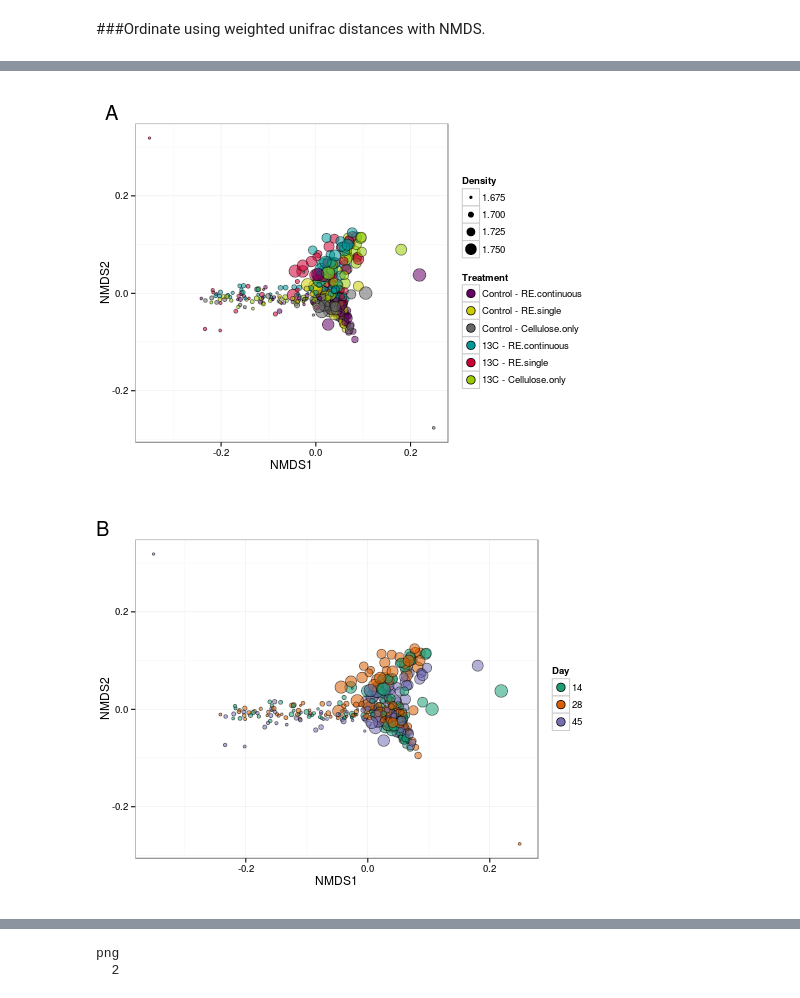
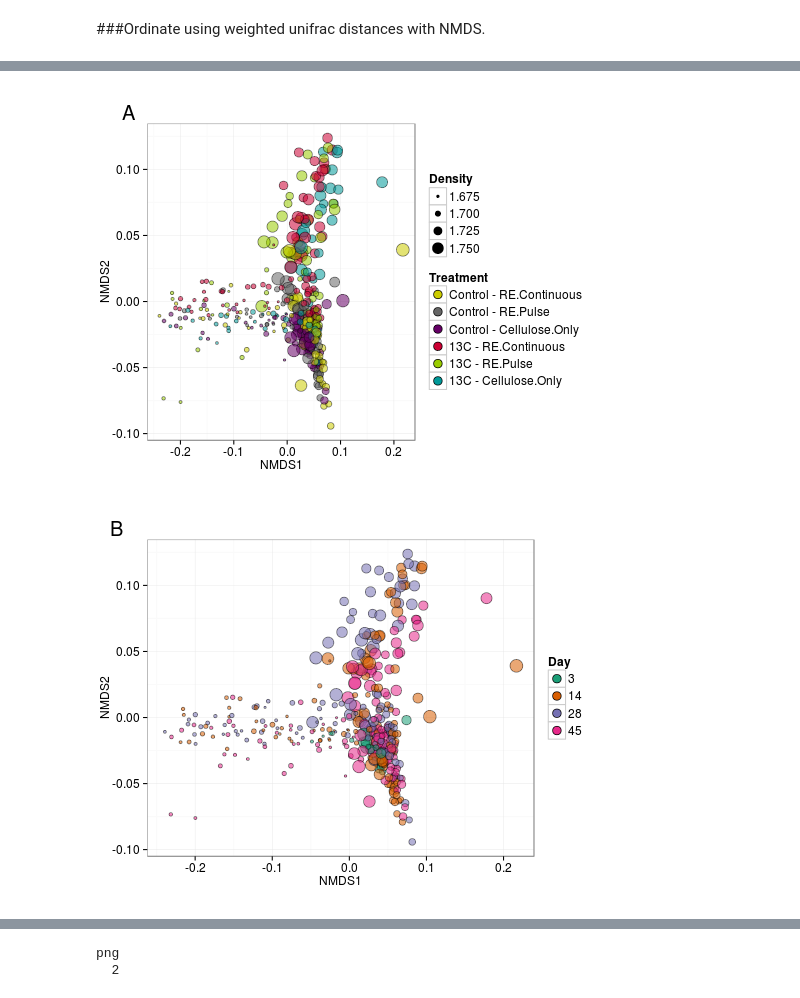
Before and after one commit to acampbellina/priming, a Jupyter notebook: ordination_all.ipynb, the cells around one changed output, grey strips where cells are left out. Saved outputs shown, nothing was run; the diff lists cells and outputs as text; code cells hidden in the pictures.

Commit message:
updated with new mapper and edit legends, remove outliers

```diff
--- a/ordination_all.ipynb
+++ b/ordination_all.ipynb
@@ -89,0 +100,8 @@ Run 20 stress 0.09352584
+# %%
+%%R
+df = plot_ordination(physeq.PE.thresh, nmds, justDF = TRUE)
+df$Density = as.numeric(as.character(df$Density))
+
+df2 = df %>%
+    filter(Sample != c("13C.700.45.03.21", "12C.000.28.03.27"))
+head(df2)
@@ -90,47 +123,65 @@ Run 20 stress 0.09352584
 # %%
 %%R -w 500 -h 400
 
-#colours = c("#ff7f00", "#377eb8", "#4daf4a", "#00f5ff", "#ff4040", "#68228b")
 colours = c("#660066", "#CCCC00", "#666666", "#009999", "#CC0033", "#99CC00")
 
-df = plot_ordination(physeq.PE.thresh, nmds, justDF = TRUE)
-df$Density = as.numeric(as.character(df$Density))
+p1 = ggplot(df2, aes(x = NMDS1, y = NMDS2))
 
-p1 = ggplot(df, aes(x = NMDS1, y = NMDS2))
 p1 = p1 + geom_point(aes(fill = Treatment, size = Density, alpha = 0.85), shape=21)
+
 p1 = p1 + scale_fill_manual(values = colours,
-                            breaks=c("12C100", "12C700", "12CC", "13C100", "13C700", "13CC"),
-                            labels=c("Control - RE.continuous", "Control - RE.single", "Control - Cellulose.only",
-                                     "13C - RE.continuous", "13C - RE.single", "13C - Cellulose.only"))
+                            breaks=c("12C100", "12C700", "12C000", "13C100", "13C700", "13C000"),
+                            labels=c("Control - RE.Continuous", "Control - RE.Pulse", "Control - Cellulose.Only",
+                                     "13C - RE.Continuous", "13C - RE.Pulse", "13C - Cellulose.Only"))
+
 p1 = p1 + guides(alpha = FALSE)
+
 p1 = p1 + scale_size_area(aesthetics = "Density")
+
 p1 = p1 + ggtitle("A")
+
 p1 = p1 + guides(fill = guide_legend(override.aes = list(size = 4)))
 p1 = p1 + guides(size = guide_legend(override.aes = list(fill = "black")))
+
 p1 = p1 + theme_bw()
 p1 = p1 + theme(plot.margin = unit(c(1,0,1,0), "lines"))
-p1 = p1 + theme(plot.title = element_text(hjust = -0.1, size = 20))
+p1 = p1 + theme(plot.title = element_text(hjust = -0.1, size = 20),
+                axis.text = element_text(size = 12),
+                axis.title = element_text(size = 12),
+                legend.text = element_text(size = 12),
+                legend.title = element_text(size = 12))
 
 p1
 # %% [output]
-[figure, old version]
+[figure, new version]
 # %%
 %%R -w 500 -h 400
 
-p2 = ggplot(df, aes(x = NMDS1, y = NMDS2))
+p2 = ggplot(df2, aes(x = NMDS1, y = NMDS2))
+
 p2 = p2 + geom_point(aes(fill = factor(Day), size = Density, alpha = 0.85), shape=21)
+
 p2 = p2 + scale_fill_brewer(palette="Dark2")
+
 p2 = p2 + guides(alpha = FALSE, size = FALSE)
+
 p2 = p2 + scale_size_area(aesthetics = "Density")
+
 p2 = p2 + ggtitle("B")
+
 p2 = p2 + guides(fill = guide_legend(title = "Day", override.aes = list(size = 4)))
+
 p2 = p2 + theme_bw()
 p2 = p2 + theme(plot.margin = unit(c(1,0,1,0), "lines"))
-p2 = p2 + theme(plot.title = element_text(hjust = -0.1, size = 20))
+p2 = p2 + theme(plot.title = element_text(hjust = -0.1, size = 20),
+                axis.text = element_text(size = 12),
+                axis.title = element_text(size = 12),
+                legend.text = element_text(size = 12),
+                legend.title = element_text(size = 12))
 
 p2
 # %% [output]
-[figure, old version]
+[figure, new version]
 # %%
 %%R -w 1000 -h 400
 
```
Also changed, not shown: parts of 7 cells of this notebook, 14 other files.
